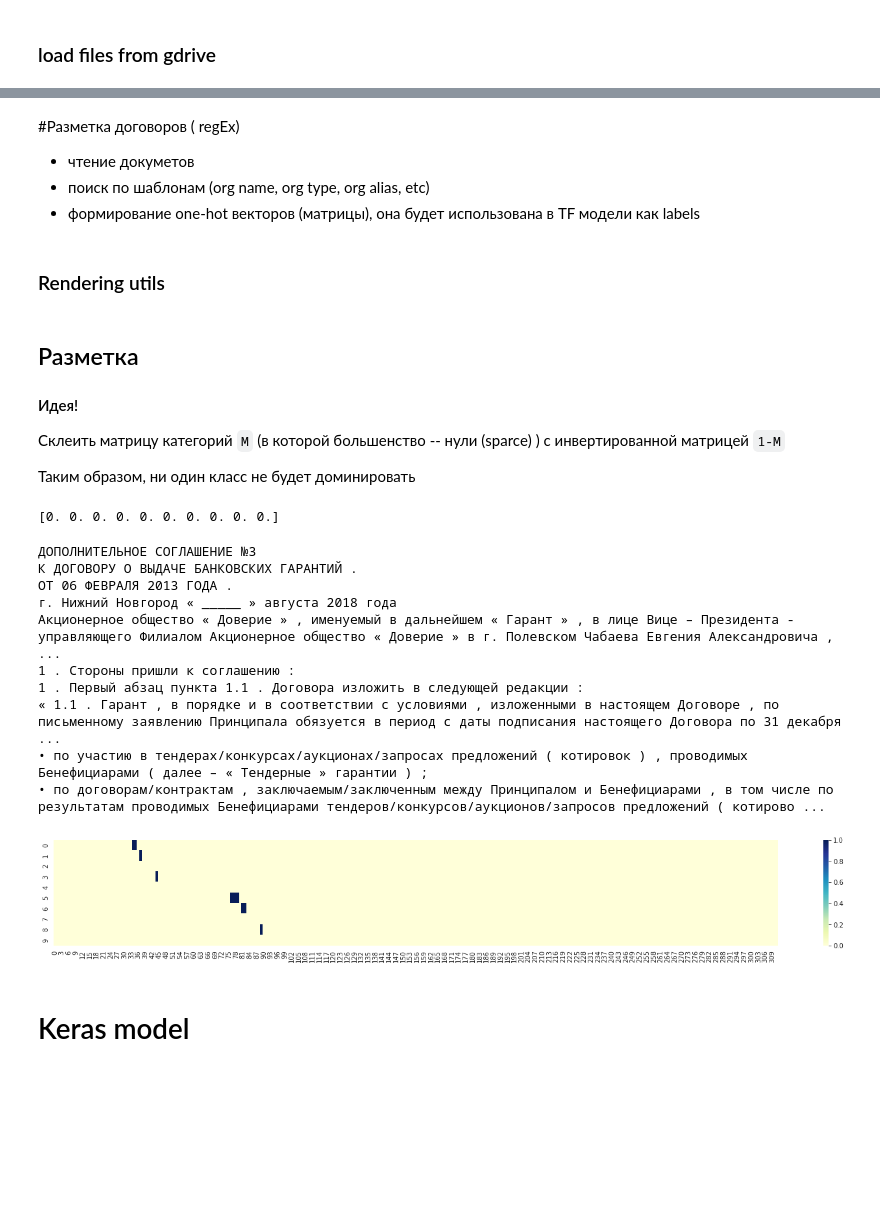
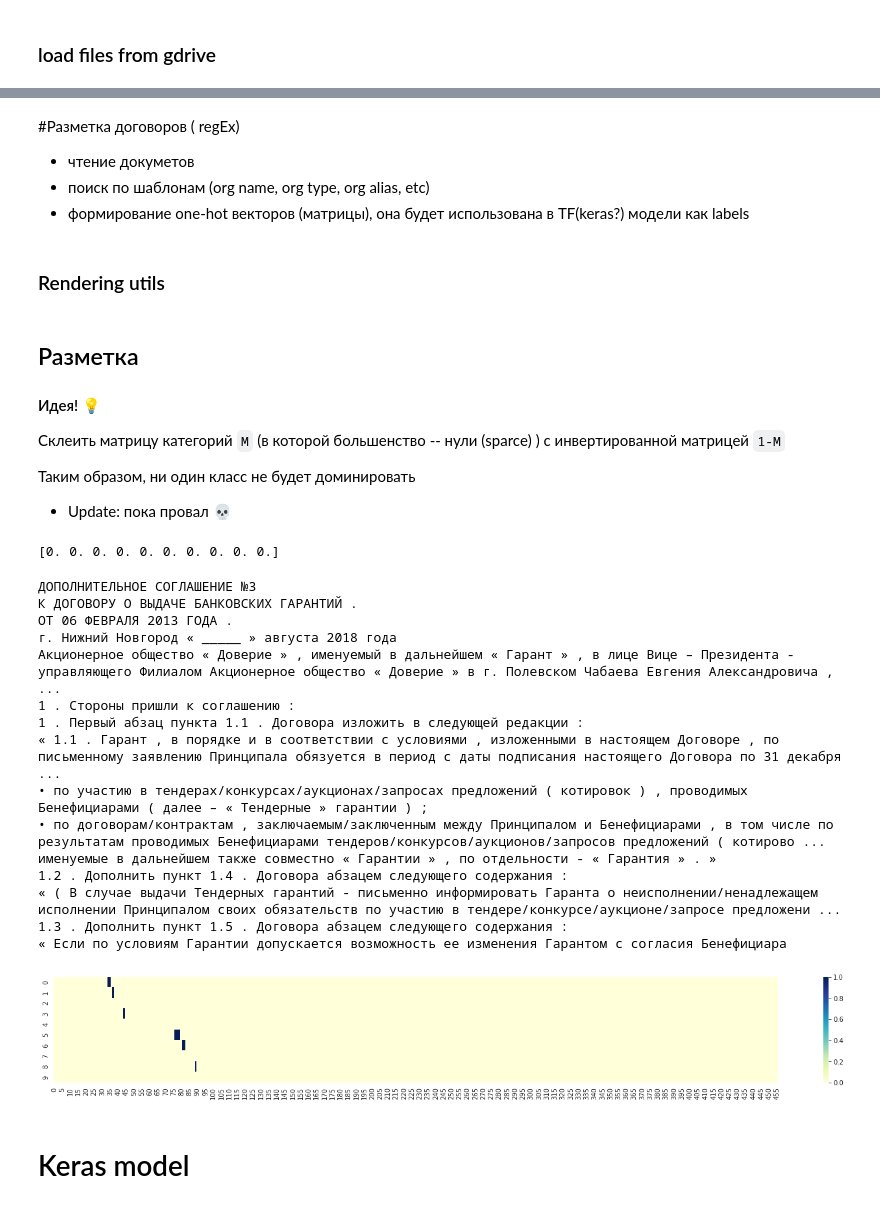
Before and after one commit to nemoware/analyser, a Jupyter notebook: augmentation_NER_Matcher_(TF).ipynb, the cells around one changed output, grey strips where cells are left out. Cells and saved outputs as stored; diff of their text form; code cells hidden in the pictures; blank space fills up the shorter version.

```diff
--- a/augmentation_NER_Matcher_(TF).ipynb
+++ b/augmentation_NER_Matcher_(TF).ipynb
@@ -250,7 +253,7 @@ good: /content/gdrive/My Drive/GazpromOil/Contracts/ЕЮ2 Договор пож
 #Разметка договоров ( regEx)
  - чтение докуметов
  - поиск по шаблонам (org name, org type, org alias, etc)
- - формирование one-hot векторов (матрицы), она будет использована в TF модели как labels
+ - формирование one-hot векторов (матрицы), она будет использована в TF(keras?) модели как labels
 # %% [markdown]
 ### Rendering utils
 # %%
@@ -299,7 +302,9 @@ def plot_matrix(matrix):
 # %% [markdown]
 ## Разметка
 
-#### Идея!
+#### Идея! 💡
 Склеить матрицу категорий `M` (в которой большенство -- нули (sparce) ) с инвертированной матрицей  `1-M`
 
 Таким образом, ни один класс не будет доминировать
+
+- Update: пока провал 💀
@@ -314,7 +328,7 @@ entities_types = ['type', 'name', 'alt_name', 'alias', 'type_ext']
 
 
 def preprocess_contract(txt):
-  trimmed = txt[0:2000]
+  trimmed = txt[0:3000]
   normalized_contract = normalize_contract(trimmed)
   return normalized_contract
 
@@ -333,34 +347,7 @@ def find_patterns_in_contract(normalized_contract: str):
 
   cols = len(tokens)
   return make_matrix( (normalized_contract, agents_infos), cols )
-#   rows_per_org = len(entities_types)
 
-#   rows = 2 * rows_per_org
-
-#   matrix = np.zeros((rows, cols))
-
-#   for agent_n in range(len(agents_infos)):
-#     org = agents_infos[agent_n]
-
-#     for i in range(rows_per_org):
-#       entity_type = entities_types[i]
-#       row =  agent_n * rows_per_org + i
-
-#       span = org[entity_type][1]
-
-#       if span[0] > 0:
-#         text_slice = tokens_in_range(span, tokens, normalized_contract)
-#         matrix[row][text_slice] = 1.0
-
-#       row += 1
-
-
-
-#   print(agents_infos[0])
-#   print(agents_infos[1])
-
-
-#   return matrix.T
 
 
 def make_matrix(contract_info:tuple, matrix_len):
@@ -387,59 +374,51 @@ def make_matrix(contract_info:tuple, matrix_len):
 
       row += 1
 
-
-
-#   print(agents_infos[0])
-#   print(agents_infos[1])
+  #   print(agents_infos[0])
+  #   print(agents_infos[1])
 
 
   return matrix.T
 
 
-
-def double_label_matrix_by_inversion(matrix):
-  rows = matrix.shape[0]
-  cols = matrix.shape[1]
-
-  matrix_double = np.zeros((rows*2, cols))
-  matrix_double[0:rows,0:cols] = matrix
-  matrix_double[rows:2*rows,0:cols] = 1-matrix
-  return matrix_double
 
 
 
 ### TESTS 🔞============✂️============⚙️========================================
 
 import matplotlib.pyplot as plt
 import seaborn as sns
-
-
 
 
 
 
 t = preprocess_contract( list(contracts.values())[1] )
 tokens = tokenize_text(t)
 matrix = find_patterns_in_contract(t)
 
 
 print(matrix[0])
 
 color_matrix(matrix, tokens)
 plot_matrix(matrix)
 # %% [output]
 [0. 0. 0. 0. 0. 0. 0. 0. 0. 0.]
 ДОПОЛНИТЕЛЬНОЕ СОГЛАШЕНИЕ №3
 К ДОГОВОРУ О ВЫДАЧЕ БАНКОВСКИХ ГАРАНТИЙ .
 ОТ 06 ФЕВРАЛЯ 2013 ГОДА .
 г. Нижний Новгород « _____ » августа 2018 года
 Акционерное общество « Доверие » , именуемый в дальнейшем « Гарант » , в лице Вице – Президента - управляющего Филиалом Акционерное общество « Доверие » в г. Полевском Чабаева Евгения Александровича , ...
 1 . Стороны пришли к соглашению :
 1 . Первый абзац пункта 1.1 . Договора изложить в следующей редакции :
 « 1.1 . Гарант , в порядке и в соответствии с условиями , изложенными в настоящем Договоре , по письменному заявлению Принципала обязуется в период с даты подписания настоящего Договора по 31 декабря  ...
 • по участию в тендерах/конкурсах/аукционах/запросах предложений ( котировок ) , проводимых Бенефициарами ( далее – « Тендерные » гарантии ) ;
 • по договорам/контрактам , заключаемым/заключенным между Принципалом и Бенефициарами , в том числе по результатам проводимых Бенефициарами тендеров/конкурсов/аукционов/запросов предложений ( котирово ...
+именуемые в дальнейшем также совместно « Гарантии » , по отдельности - « Гарантия » . »
+1.2 . Дополнить пункт 1.4 . Договора абзацем следующего содержания :
+« ( В случае выдачи Тендерных гарантий - письменно информировать Гаранта о неисполнении/ненадлежащем исполнении Принципалом своих обязательств по участию в тендере/конкурсе/аукционе/запросе предложени ...
+1.3 . Дополнить пункт 1.5 . Договора абзацем следующего содержания :
+« Если по условиям Гарантии допускается возможность ее изменения Гарантом с согласия Бенефициара
-[figure, old version]
+[figure, new version]
 # %% [markdown]
 # Keras model
 # %%
```
Also changed, not shown: parts of 14 cells of this notebook.
